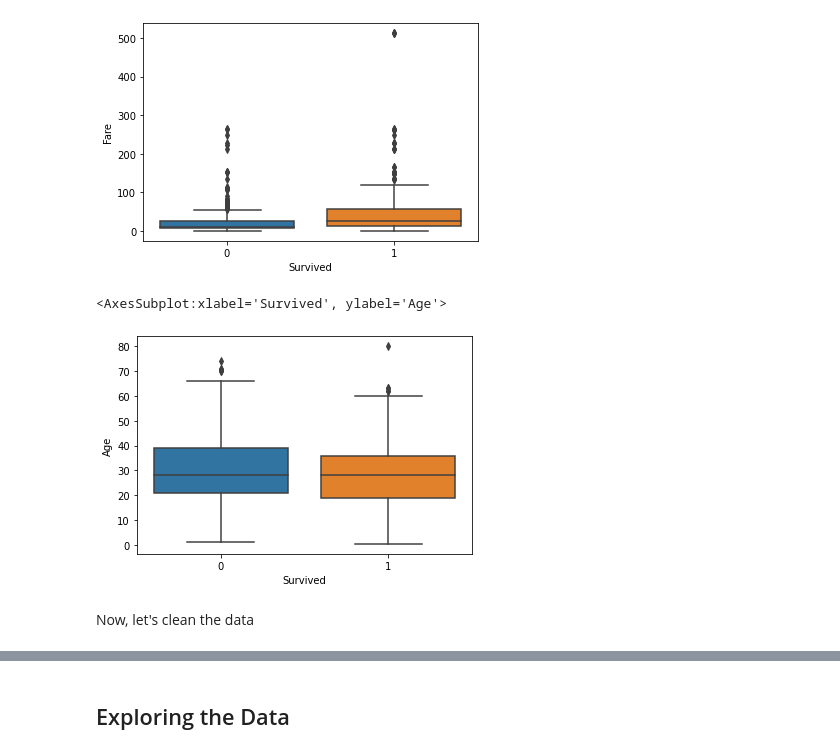
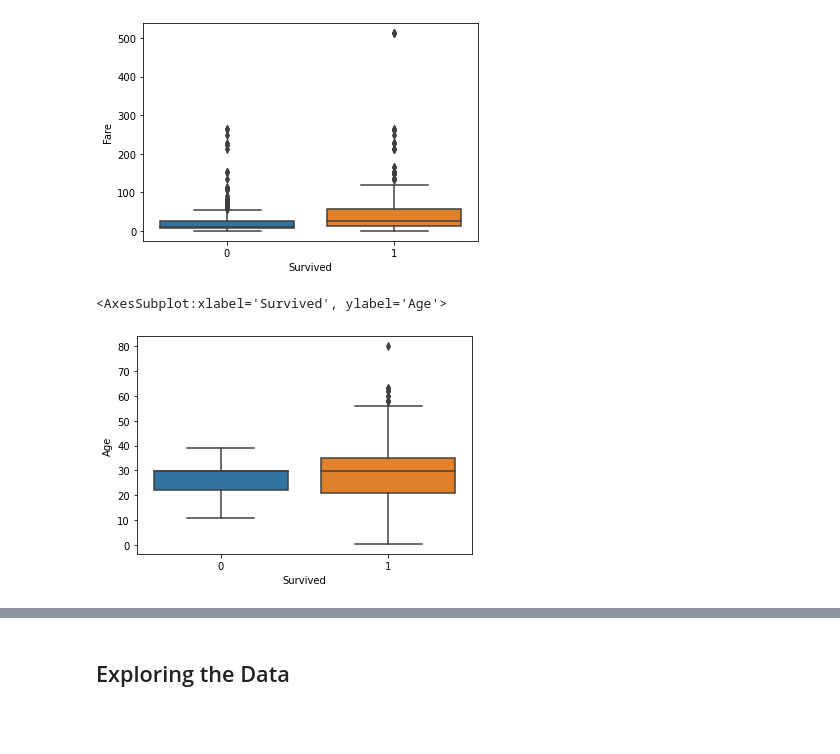
Before and after one commit to jtsang02/MANU-465, a Jupyter notebook: Assignments/Assignment2/Assignment2.ipynb, the cells around one changed output, grey strips where cells are left out. Cells and saved outputs as stored; diff of their text form; code cells hidden in the pictures; blank space fills up the shorter version.

```diff
--- a/Assignments/Assignment2/Assignment2.ipynb
+++ b/Assignments/Assignment2/Assignment2.ipynb
@@ -227,14 +203,10 @@ sb.boxplot(x='Survived', y='Fare', data=data)
 # %% [output]
 <AxesSubplot:xlabel='Survived', ylabel='Fare'>
 [figure]
-# %%
-sb.boxplot(x='Survived', y='Age', data=data)
-# %% [output]
-<AxesSubplot:xlabel='Survived', ylabel='Age'>
-[figure, removed]
-# %% [markdown]
-Now, let's clean the data
 # %%
-# data = data[((data['Age'] < 60.0) & (data['Survived']==0)) | (data['Survived']==1)]
-index = data[data['Fare'] > 35].index
-data.drop(index,inplace=True)
+# trim the age
+data = data[((data['Age']<40) & (data['Age']>10) & (data['Survived']==0)) | (data['Survived']==1)]
+sb.boxplot(x='Survived', y='Age', data=data)
+# %% [output]
+<AxesSubplot:xlabel='Survived', ylabel='Age'>
+[figure, added]
```
Also changed, not shown: parts of 56 cells of this notebook, 5 other files.
